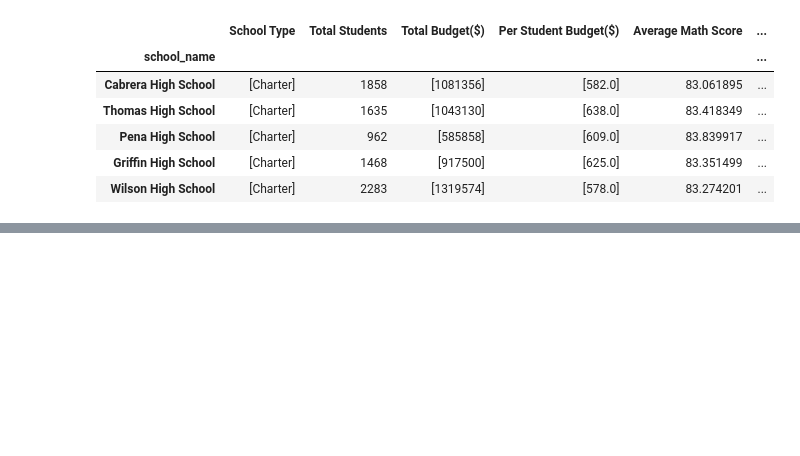
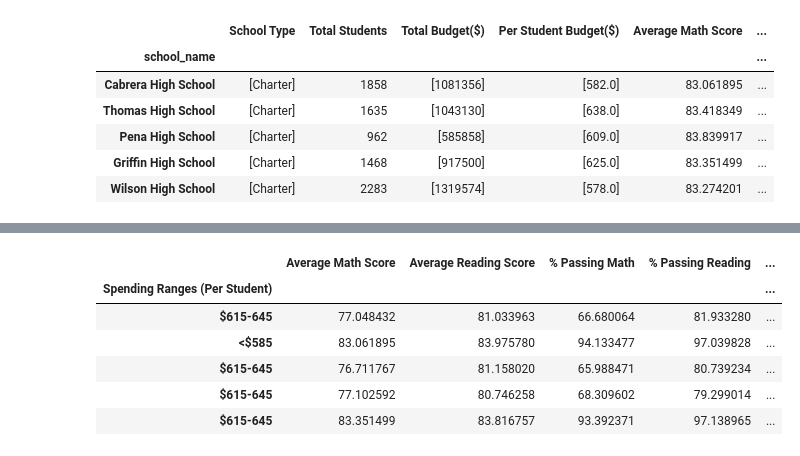
Before and after one commit to zovel/academyofpy, a Jupyter notebook: Academy of Py Code.ipynb, the cells around one changed output, grey strips where cells are left out. Drawn from its saved outputs; the diff is of its cells as text; code cells hidden in the pictures; blank space fills up the shorter version.

```diff
--- a/Academy of Py Code.ipynb
+++ b/Academy of Py Code.ipynb
@@ -237,0 +255,66 @@ grade_12=school_data_complete.loc[school_data_complete["grade"]=="12th", :]
+# %%
+#Scores by School Spending
+#Create a table that breaks down school performances based on average Spending Ranges (Per Student). Use 4 reasonable bins to group school spending. Include in the table each of the following:
+
+#Total Students
+total_students=school_data_complete.groupby("school_name")["student_name"].count()
+
+#Total School Budget
+total_budget=school_data_complete.groupby("school_name")["budget"].unique()
+
+#Per Student Budget
+per_student_budget=total_budget/total_students
+
+#Average Math Score
+average_math_score=school_data_complete.groupby("school_name")["math_score"].mean()
+
+#Average Reading score
+average_reading_score=school_data_complete.groupby("school_name")["reading_score"].mean()
+
+#% Passing Math
+grouped_math=school_data_complete[school_data_complete["math_score"]>=70].groupby("school_name")["math_score"].count()
+percent_math=(grouped_math/total_students)*100
+
+#% Passing Reading
+grouped_reading=school_data_complete[school_data_complete["reading_score"]>=70].groupby("school_name")["reading_score"].count()
+percent_reading=(grouped_reading/total_students)*100
+
+#Overall Passing Rate (Average of the above two)]
+overall=(percent_math+percent_reading)/2
+
+#General Data Frame
+general_df=pd.DataFrame({"Spending Per Student": per_student_budget,
+                        "Average Math Score": average_math_score,
+                        "Average Reading Score": average_reading_score,
+                        "% Passing Math": percent_math,
+                        "% Passing Reading": percent_reading,
+                        "% Overall Passing Rate": overall})
+#min and max for binning
+#print(general_df["Spending Per Student"].min())
+#print(general_df["Spending Per Student"].max())
+#results= 578-655
+
+#create bins
+spending_bins=[0,585,615,645,675]
+group_names=["<$585","$585-615","$615-645","$645-675"]
+
+#slice data and place into bins
+pd.cut(general_df["Spending Per Student"], spending_bins, labels=group_names)
+
+#add new group to df
+general_df["Spending Ranges (Per Student)"] = pd.cut(general_df["Spending Per Student"], spending_bins, labels=group_names)
+
+#drop extraneous columns
+del general_df["Spending Per Student"]
+
+#reset index to spending ranges per student
+binned_df=general_df.set_index("Spending Ranges (Per Student)")
+binned_df.head()
+# %% [output]
+|  | Average Math Score | Average Reading Score | % Passing Math | % Passing Reading | ... |
+| Spending Ranges (Per Student) |  |  |  |  | ... |
+| $615-645 | 77.048432 | 81.033963 | 66.680064 | 81.933280 | ... |
+| <$585 | 83.061895 | 83.975780 | 94.133477 | 97.039828 | ... |
+| $615-645 | 76.711767 | 81.158020 | 65.988471 | 80.739234 | ... |
+| $615-645 | 77.102592 | 80.746258 | 68.309602 | 79.299014 | ... |
+| $615-645 | 83.351499 | 83.816757 | 93.392371 | 97.138965 | ... |
```
Also changed, not shown: parts of 8 cells of this notebook.
